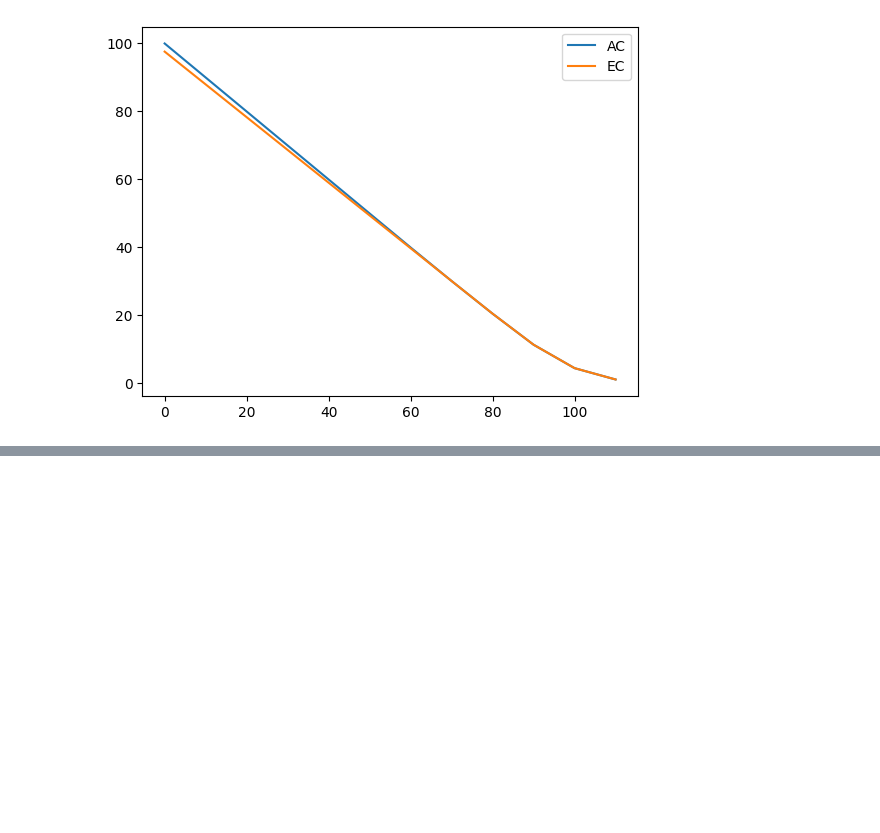
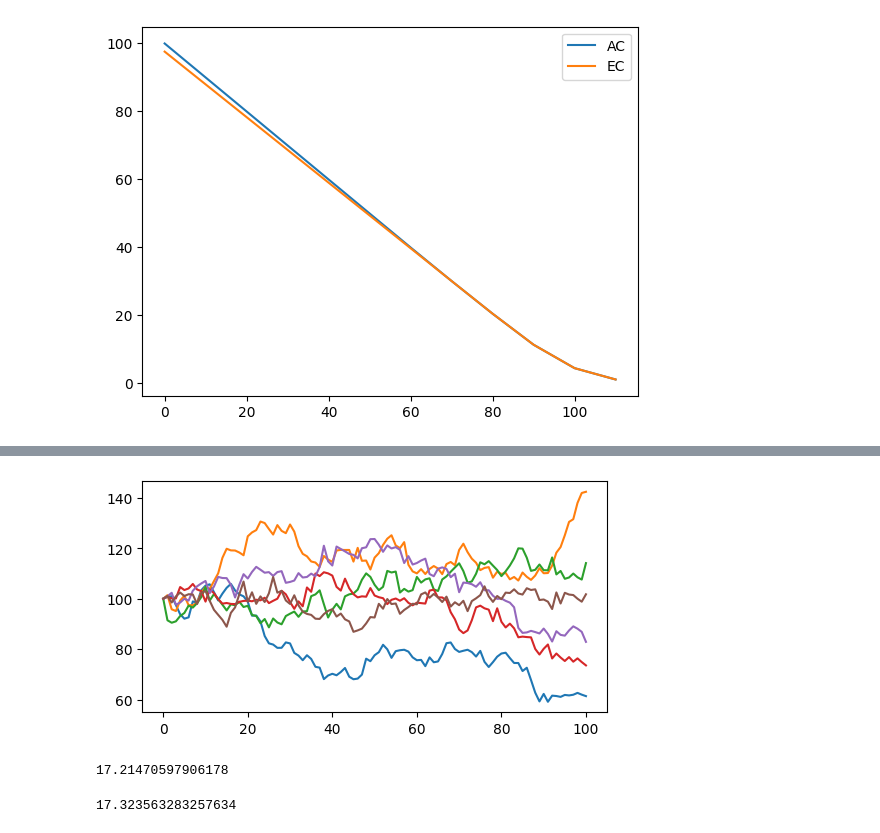
Before and after one commit to Huynh-Tr/MScFE-4, a Jupyter notebook: Derivative Pricing.ipynb, the cells around one changed output, grey strips where cells are left out. Cells and saved outputs as stored; diff of their text form; code cells hidden in the pictures; blank space fills up the shorter version.

```diff
--- a/Derivative Pricing.ipynb
+++ b/Derivative Pricing.ipynb
@@ -1326,0 +1358,27 @@ for k in K:
+# %%
+plt.figure(figsize=(6,3))
+plt.plot(S[:,:6]);
+# %% [output]
+[figure, added]
+# %%
+def bs_call_mc(S, K, r, sigma, T, t, Ite):
+    data = np.zeros((Ite, 2))
+    z = np.random.normal(0, 1, [1, Ite])
+    ST = S * np.exp((T-t) * (r - 0.5 * sigma**2) + sigma * np.sqrt(T-t) * z)
+    data[:, 1] = ST - K
+
+    average = np.sum(np.amax(data, axis=1)) / float(Ite)
+
+    return np.exp(-r * (T-t)) * average
+
+S = 100
+K = 95
+r = 0.06
+sigma = 0.3
+T = 1
+t = 0
+Ite = 100000
+
+print(bs_call_mc(S, K, r, sigma, T, t, Ite))
+# %% [output]
+17.21470597906178
@@ -1326,0 +1387,26 @@ for k in K:
+# %%
+from scipy.stats import norm
+
+def bs_call_price(S, r, sigma, t, T, K):
+    ttm = T - t
+
+    if ttm < 0:
+        return 0.0
+    elif ttm == 0.0:
+        return np.maximum(S - K, 0.0)
+
+    vol = sigma * np.sqrt(ttm)
+
+    d_minus = np.log(S / K) + (r - 0.5 * sigma**2) * ttm
+    d_minus /= vol
+
+    d_plus = d_minus + vol
+
+    res = S * norm.cdf(d_plus)
+    res -= K * np.exp(-r * ttm) * norm.cdf(d_minus)
+
+    return res
+
+bs_call_price(100, 0.06, 0.3, 0, 1, 95)
+# %% [output]
+17.323563283257634
```
Also changed, not shown: parts of 20 cells of this notebook.
